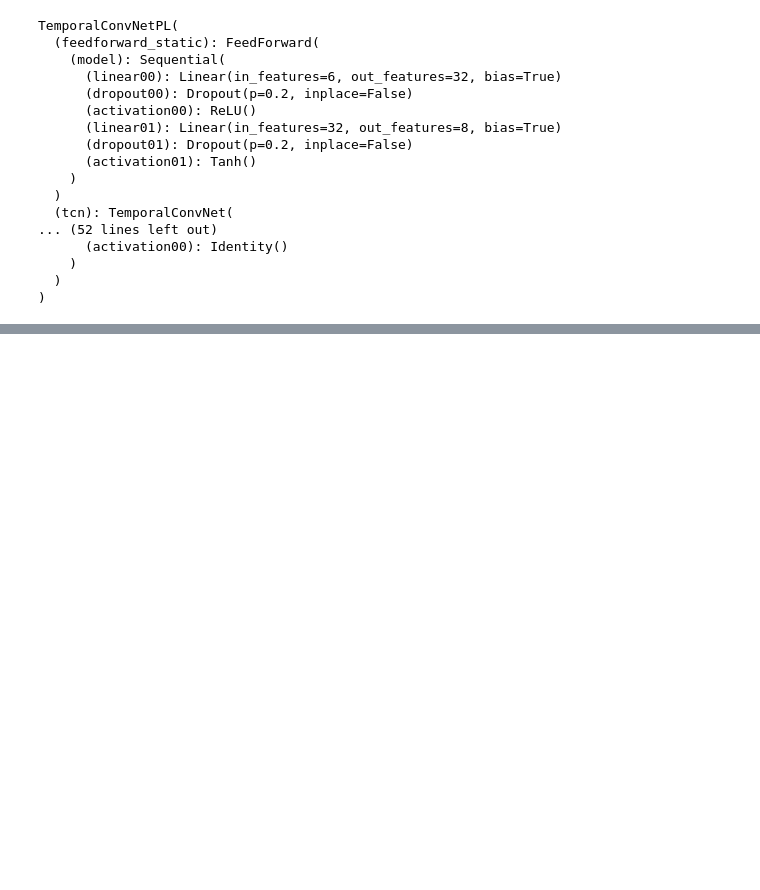
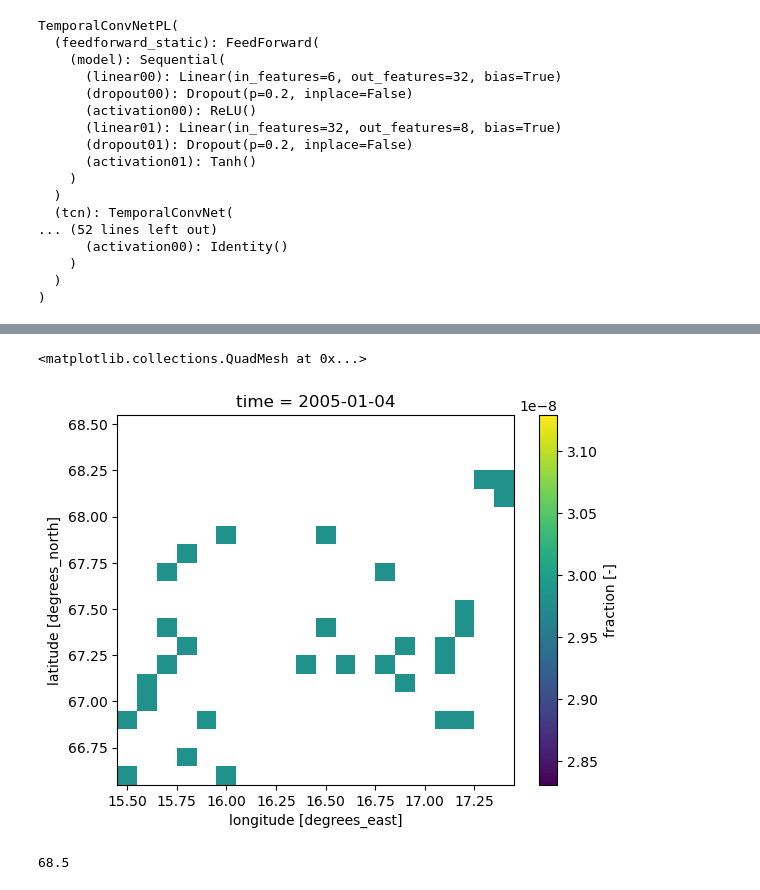
Before and after one commit to bask0/drought_ml, a Jupyter notebook: project/dataloader_dev.ipynb, the cells around one changed output, grey strips where cells are left out. Drawn from its saved outputs; the diff is of its cells as text; code cells hidden in the pictures; blank space fills up the shorter version.

```diff
--- a/project/dataloader_dev.ipynb
+++ b/project/dataloader_dev.ipynb
@@ -131,0 +544,16 @@ TemporalConvNetPL(
+# %%
+import xarray as xr
+import numpy as np
+ds = xr.open_zarr('/Net/Groups/BGI/scratch/bkraft/drought_data/cube.zarr')
+
+mask = ds.mask.load()
+chunk_mask = (mask.coarsen(lat=20, lon=20).sum()) > 200
+lat_min, lon_min = np.argwhere(chunk_mask.values)[0] * 20
+lat_max, lon_max = (np.argwhere(chunk_mask.values)[0] + 1) * 20
+mask  = mask.isel(lat=slice(lat_min, lat_max), lon=slice(lon_min, lon_max)).load()
+data  = ds[['fvc']].isel(lat=slice(lat_min, lat_max), lon=slice(lon_min, lon_max), time=slice(1000, 1100)).load()
+# %%
+data.fvc.isel(time=-1).plot()
+# %% [output]
+<matplotlib.collections.QuadMesh at 0x...>
+[figure, added]
@@ -131,0 +589,4 @@ TemporalConvNetPL(
+# %%
+dc.data.isel(sample=0).lat.item()
+# %% [output]
+68.5
```
Also changed, not shown: parts of 61 cells of this notebook.
